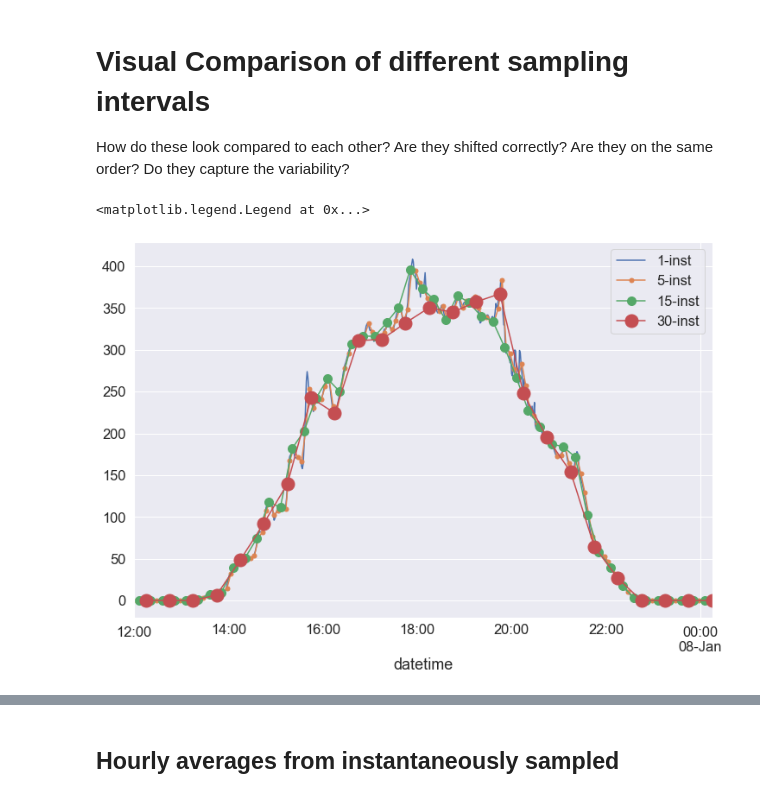
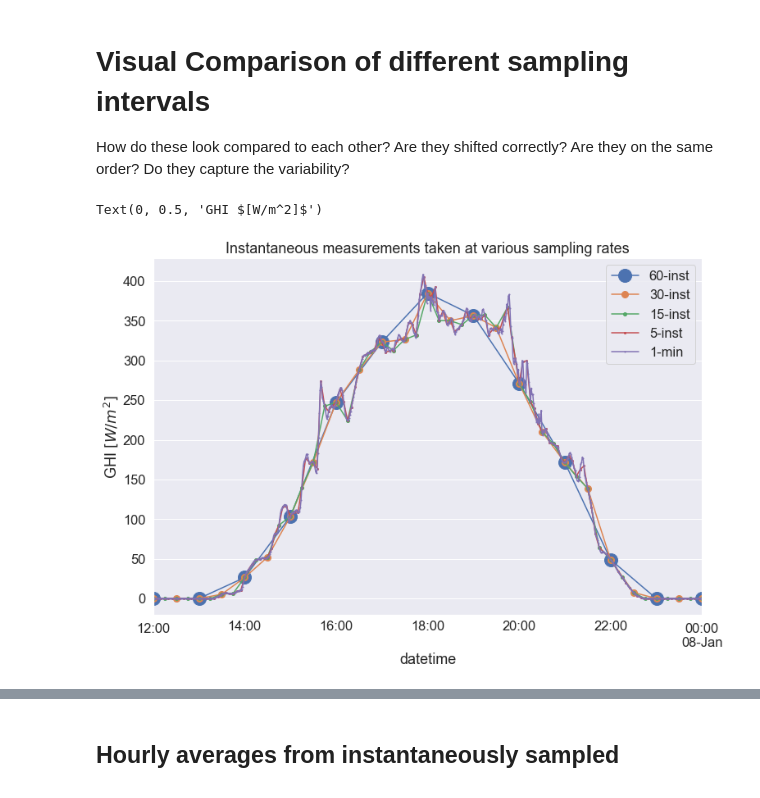
Before and after one commit to mikofski/pvsc49-satellite-sampling, a Jupyter notebook: analysis/instantaneous_weather-SURFRAD.ipynb, the cells around one changed output, grey strips where cells are left out. Drawn from its saved outputs; the diff is of its cells as text; code cells hidden in the pictures.

```diff
--- a/analysis/instantaneous_weather-SURFRAD.ipynb
+++ b/analysis/instantaneous_weather-SURFRAD.ipynb
@@ -382,5 +375,5 @@ We need the timestamp to be at the start of the sampling interval
 # %%
-weather5inst = weather[weather.index.minute.isin(every5min)].shift(freq='-2min')
+weather5inst = weather.resample('5T').first()
 weather5inst60min = weather5inst.resample('H').mean()
 weather5inst60min[JAN7_MORN:JAN7_NITE]
 # %% [output]
@@ -410,5 +398,5 @@ every15min
 # %%
-weather15inst = weather[weather.index.minute.isin(every15min)].shift(freq='-7min')
+weather15inst = weather.resample('15T').first()
 weather15inst60min = weather15inst.resample('H').mean()
 weather15inst60min[JAN7_MORN:JAN7_NITE]
 # %% [output]
@@ -432,5 +420,5 @@ weather15inst60min[JAN7_MORN:JAN7_NITE]
 # %%
-weather30inst = weather[weather.index.minute.isin([15, 45])].shift(freq='-15min')
+weather30inst = weather.resample('30T').first()
 weather30inst60min = weather30inst.resample('H').mean()
 weather30inst60min[JAN7_MORN:JAN7_NITE]
 # %% [output]
@@ -451,0 +442,3 @@ weather30inst60min[JAN7_MORN:JAN7_NITE]
+# %%
+weather60inst = weather.resample('H').first()
+weather60inst[JAN7_MORN:JAN7_NITE]
@@ -453,12 +462,15 @@ weather30inst60min[JAN7_MORN:JAN7_NITE]
 # Visual Comparison of different sampling intervals
 How do these look compared to each other? Are they shifted correctly? Are they on the same order? Do they capture the variability?
 # %%
-ax = weather[JAN7_MORN:JAN7_NITE]['GHI'].plot()
-weather5inst[JAN7_MORN:JAN7_NITE]['GHI'].shift(freq='3min').plot(ax=ax, marker='o', ms=5)
-weather15inst[JAN7_MORN:JAN7_NITE]['GHI'].shift(freq='6min').plot(ax=ax, marker='o', ms=10)
-weather30inst[JAN7_MORN:JAN7_NITE]['GHI'].shift(freq='15min').plot(ax=ax, marker='o', ms=15)
-plt.legend(['1-inst', '5-inst', '15-inst', '30-inst'])
+ax = weather60inst[JAN7_MORN:JAN7_NITE]['GHI'].plot(marker='o', ms=16)
+weather30inst[JAN7_MORN:JAN7_NITE]['GHI'].plot(ax=ax, marker='o', ms=8)
+weather15inst[JAN7_MORN:JAN7_NITE]['GHI'].plot(ax=ax, marker='o', ms=4)
+weather5inst[JAN7_MORN:JAN7_NITE]['GHI'].plot(ax=ax, marker='o', ms=2)
+weather[JAN7_MORN:JAN7_NITE]['GHI'].plot(ax=ax, marker='o', ms=1)
+plt.legend(['60-inst', '30-inst', '15-inst', '5-inst', '1-min'])
+plt.title('Instantaneous measurements taken at various sampling rates')
+plt.ylabel('GHI $[W/m^2]$')
 # %% [output]
-<matplotlib.legend.Legend at 0x...>
+Text(0, 0.5, 'GHI $[W/m^2]$')
-[figure, old version]
+[figure, new version]
 # %%
```
Also changed, not shown: parts of 49 cells of this notebook.
